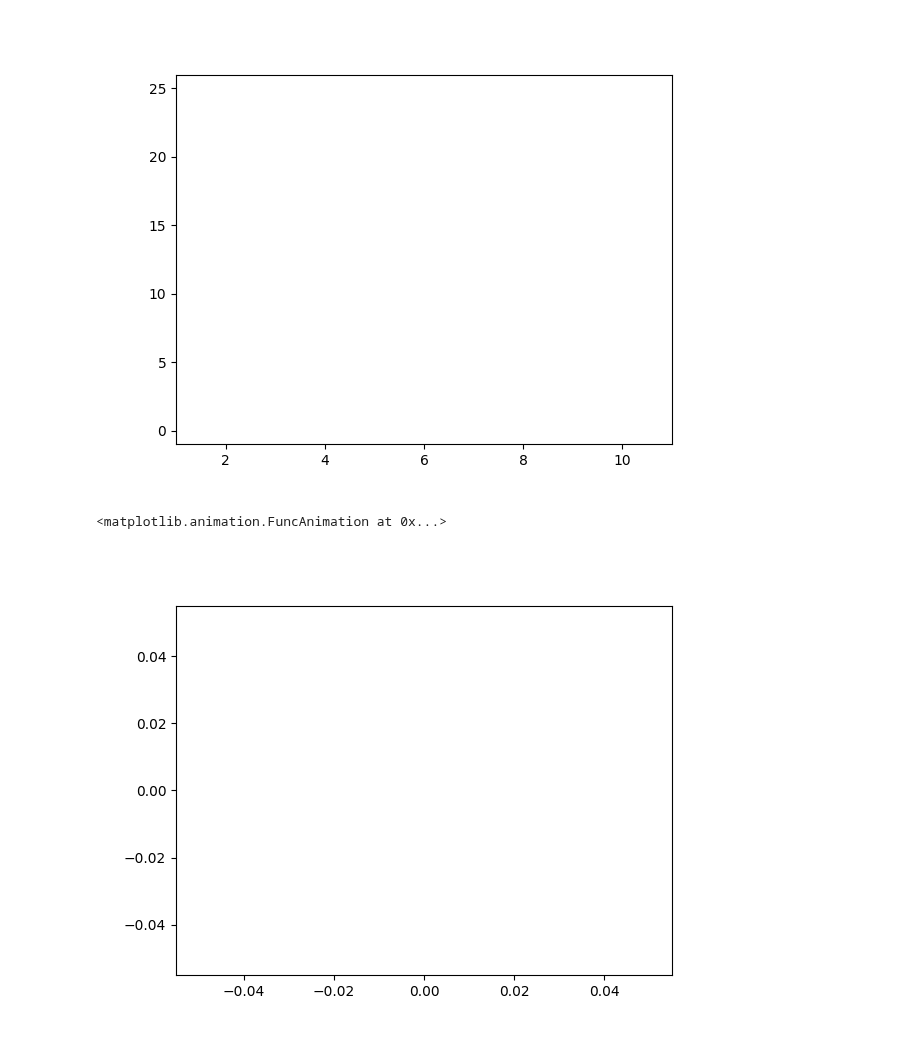
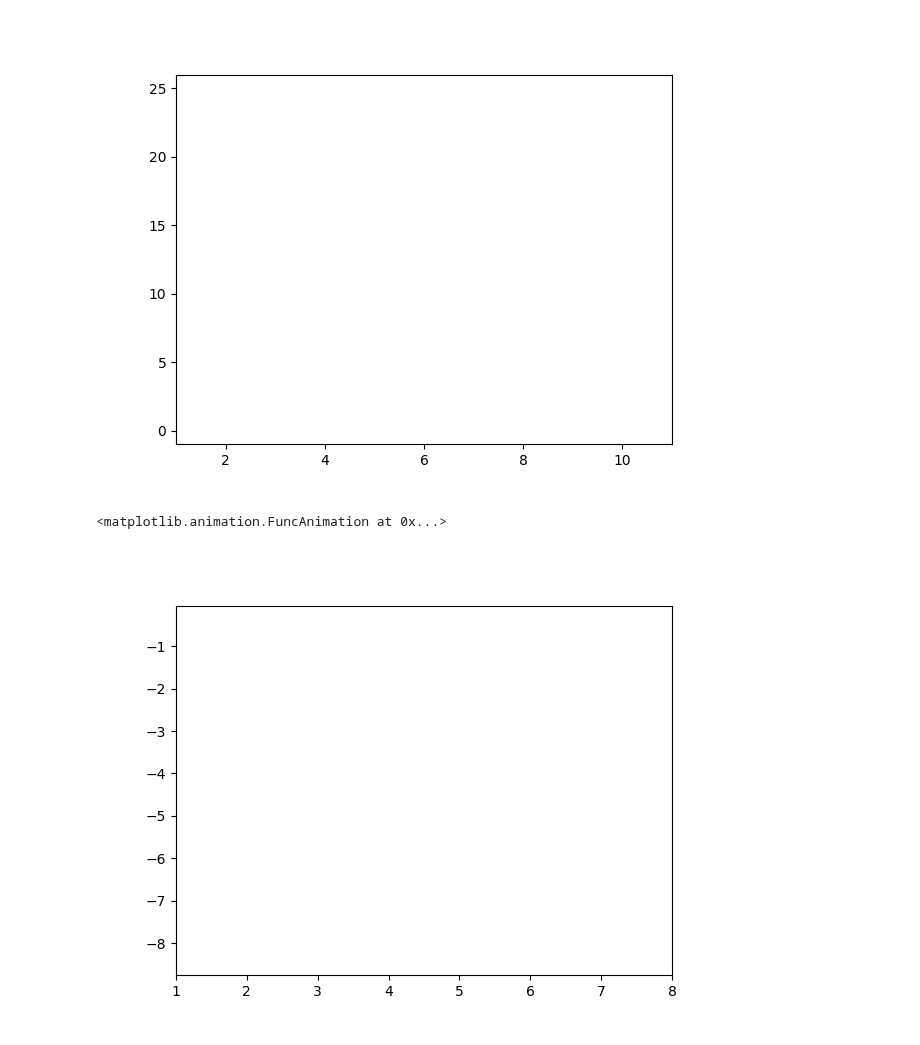
Before and after one commit to anshpak/jupyter-tasks, a Jupyter notebook: KM2_Lb03_Shpak.ipynb, the cells around one changed output. Drawn from its saved outputs; the diff is of its cells as text; code cells hidden in the pictures.

```diff
--- a/KM2_Lb03_Shpak.ipynb
+++ b/KM2_Lb03_Shpak.ipynb
@@ -226,10 +226,10 @@ FuncAnimation(fig2, at_frame2, frames = matrix, init_func = init, repeat = False
 # мое задание
 # возьму новый график
 # _3_2 как номер задания, так как не хочу менять уже занятые переменные, они могут использоваться в следующем задании
-x_min_3_2 = 2; x_max_3_2 = 7; step = 0.02
+x_min_3_2 = 2.; x_max_3_2 = 7.; step = 0.02
 x_array_3_2 = np.arange(x_min_3_2, x_max_3_2, step)
 # %%
-g = lambda x: - 27 * x ** 5 - 12 * x ** 3 + x ** 2 + 1049 * x
+g = lambda x: math.sin(10 * x) - x
 # %%
 y_array_3_2 = np.array([g(x) for x in x_array_3_2])
 
@@ -250,9 +250,6 @@ def at_frame_line_3_2(i):
     x_coord_3_2 = list(line_3_2.get_xdata())
     y_coord_3_2 = list(line_3_2.get_ydata())
 
-    my_x_coord.append(i[0])
-    my_y_coord.append(i[1])
-
     x_coord_3_2.append(i[0])
     y_coord_3_2.append(i[1])
 
@@ -262,11 +259,11 @@ def at_frame_line_3_2(i):
 # %%
 fig_3_2 = plt.figure()
 ax_3_2 = plt.axes()
-plt.axis = ([x_min_3_2 - 1, x_max_3_2 + 1, y_min_3_2 - 1, y_max_3_2 + 1])
+plt.axis([x_min_3_2 - 1, x_max_3_2 + 1, y_min_3_2 - 1, y_max_3_2 + 1])
 
 line_3_2, = ax_3_2.plot([], [], 'y--')
 
 FuncAnimation(fig_3_2, at_frame_line_3_2, frames = matrix_3_2, repeat = False, interval = 20)
 # %% [output]
 <matplotlib.animation.FuncAnimation at 0x...>
-[figure, old version]
+[figure, new version]
```
